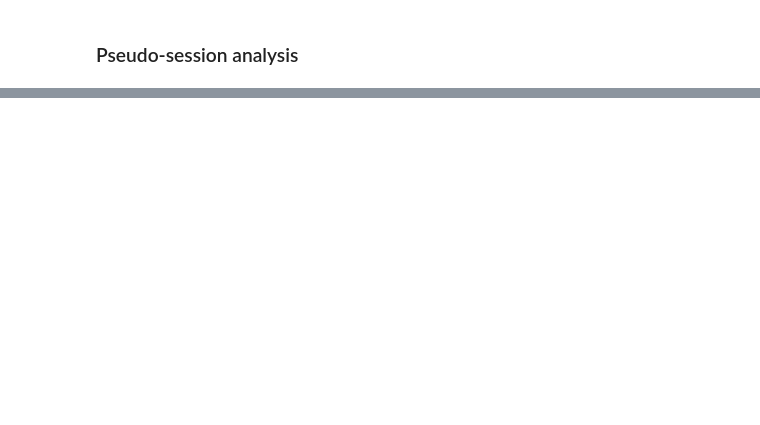
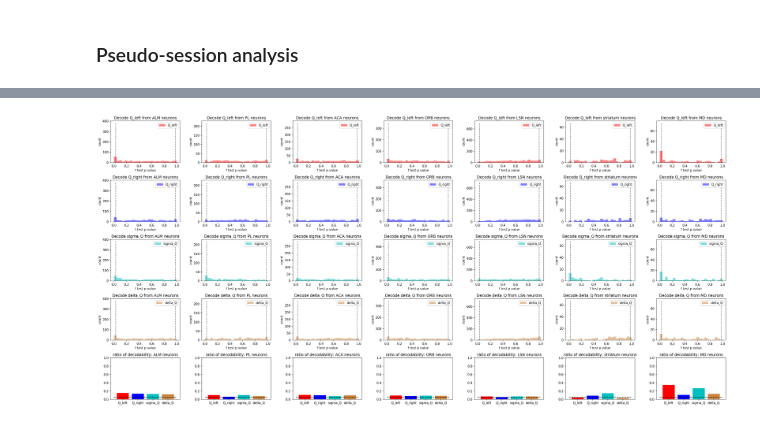
Before and after one commit to pckuo/map-ephys, a Jupyter notebook: notebook/pckuo/nonsense_corr_ephys.ipynb, the cells around one changed output, grey strips where cells are left out. Cells and saved outputs as stored; diff of their text form; code cells hidden in the pictures; blank space fills up the shorter version.

```diff
--- a/notebook/pckuo/nonsense_corr_ephys.ipynb
+++ b/notebook/pckuo/nonsense_corr_ephys.ipynb
@@ -742,0 +1019,4 @@ plt.tight_layout()
+# %%
+# save the pseudo session df if not existed
+with open('./pseudo_sessions_match.pickle', 'wb') as handle:
+    pickle.dump(pseudo_sessions_dict, handle, protocol=pickle.HIGHEST_PROTOCOL)
@@ -742,0 +1100,4 @@ plt.tight_layout()
+# %%
+# save the ps encoding df if not existed
+with open('./ephys_ps_encode.pickle', 'wb') as handle:
+    pickle.dump(df_ps_encode_dict, handle, protocol=pickle.HIGHEST_PROTOCOL)
@@ -742,0 +1358,87 @@ plt.tight_layout()
+# %%
+# plot ps fit, single neuron decoding
+
+with open('./ephys_ps_decode.pickle', 'rb') as handle:
+    df_ps_decode_dict = pickle.load(handle)
+
+regions_to_fit = ['ALM', 'PL', 'ACA', 'ORB', 'LSN', 'striatum', 'MD']
+percentiles_2_compute = [2.5, 97.5]
+
+# hist plot
+colors = {'Q_left': 'r', 'Q_right': 'b', 'sigma_Q': 'c', 'delta_Q': 'peru'}
+pvlaue_hist_lim = (0, 1)
+pvalue_sig_thresh = 0.05
+# bar plot
+classified_types = ['Q_left', 'Q_right', 'sigma_Q', 'delta_Q']
+bar_colors = ['r', 'b', 'c', 'peru']
+
+
+fig, axs = plt.subplots(len(target_variables)+1, len(regions_to_fit),
+                        figsize=(4*len(regions_to_fit), 3*len(target_variables)+1),
+                        dpi=150)
+for region_id, region in enumerate(regions_to_fit):
+    col_ind = region_id
+
+    df_fit = df_ps_decode_dict[region]
+
+    # calculate percentile of ftest pvalues of self-fitted sessions
+    # based on the ensemble of pseudo sessions
+    df_fit_ftest_pvalue_percentile_agnt_null = pd.DataFrame(columns=['session', 'unit']+target_variables)
+    for session in np.unique(df_fit['src_session'].values).astype(np.int):
+        df_fit_session = df_fit[df_fit['src_session']==session]
+
+        for n in np.unique(df_fit_session['unit'].values).astype(np.int):
+            df_fit_session_neuron = df_fit_session[df_fit_session['unit']==n]
+            ftest_pvalue_percentile_agnt_null = [session, n]
+
+            for i, target_variable in enumerate(target_variables):
+                df_fit_neuron_tv = df_fit_session_neuron[df_fit_session_neuron['target_variable']==target_variable]
+                # get all ftest pvalue
+                ftest_pvalues = df_fit_neuron_tv['ftest_pvalue'].values
+                # get self fitted ftest pvalue
+                ftest_pvalue_self = df_fit_neuron_tv[df_fit_neuron_tv['src_session']==df_fit_neuron_tv['fit_session']].iloc[0]['ftest_pvalue']
+
+                #ftest_pvalues_percentile = np.percentile(ftest_pvalues, percentiles_2_compute)
+                ftest_pvalue_percentile_agnt_null.append(stats.percentileofscore(ftest_pvalues, ftest_pvalue_self))
+
+            df_fit_ftest_pvalue_percentile_agnt_null.loc[len(df_fit_ftest_pvalue_percentile_agnt_null.index)] = ftest_pvalue_percentile_agnt_null
+
+
+    n_fitted_neurons = len(df_fit_ftest_pvalue_percentile_agnt_null)
+    n_sig_neurons = {target_variable: None for target_variable in target_variables}
+    # histogram of regression tvalues
+    for i, target_variable in enumerate(target_variables):
+        row_ind = i
+
+        ftest_pvalues_percentile_against_null_tv = df_fit_ftest_pvalue_percentile_agnt_null[target_variable].values
+        ftest_pvalues_percentile_against_null_tv /= 100.0
+
+        hist_tv, _, _ = axs[row_ind, col_ind].hist(ftest_pvalues_percentile_against_null_tv,
+                                                   bins=24, range=pvlaue_hist_lim, histtype='stepfilled',
+                                                   color=colors[target_variable], label=target_variable, alpha=0.5)
+        axs[row_ind, col_ind].vlines(np.array(percentiles_2_compute)/100.0, 0, n_fitted_neurons,
+                                     color='k', linestyle='--', alpha=0.5)
+        axs[row_ind, col_ind].set_title(f'Decode {target_variable} from {region} neurons')
+        axs[row_ind, col_ind].set_xlabel('f test p value')
+        axs[row_ind, col_ind].set_ylabel('count')
+        axs[row_ind, col_ind].legend()
+
+        # for ratio of significant neurons
+        n_sig_neurons[target_variable] = np.sum((ftest_pvalues_percentile_against_null_tv < 0.025) |
+                                                (ftest_pvalues_percentile_against_null_tv > 0.975))
+
+
+    # bar plot for significant neurons
+    row_ind = len(target_variables)
+
+    classified_ratios = [n_sig_neurons[target_variable]/ float(n_fitted_neurons) for target_variable in target_variables]
+
+    axs[row_ind, col_ind].bar(classified_types, classified_ratios, color=bar_colors)
+    x_lim = axs[row_ind, col_ind].get_xlim()
+    axs[row_ind, col_ind].hlines(0.05, x_lim[0], x_lim[1], color='k', linestyle='--')
+    axs[row_ind, col_ind].set_title(f'ratio of decodability: {region} neurons')
+    axs[row_ind, col_ind].set_ylim(0, 1)
+
+plt.tight_layout()
+# %% [output]
+[figure, added]
```
Also changed, not shown: parts of 30 cells of this notebook, 16 other files.
